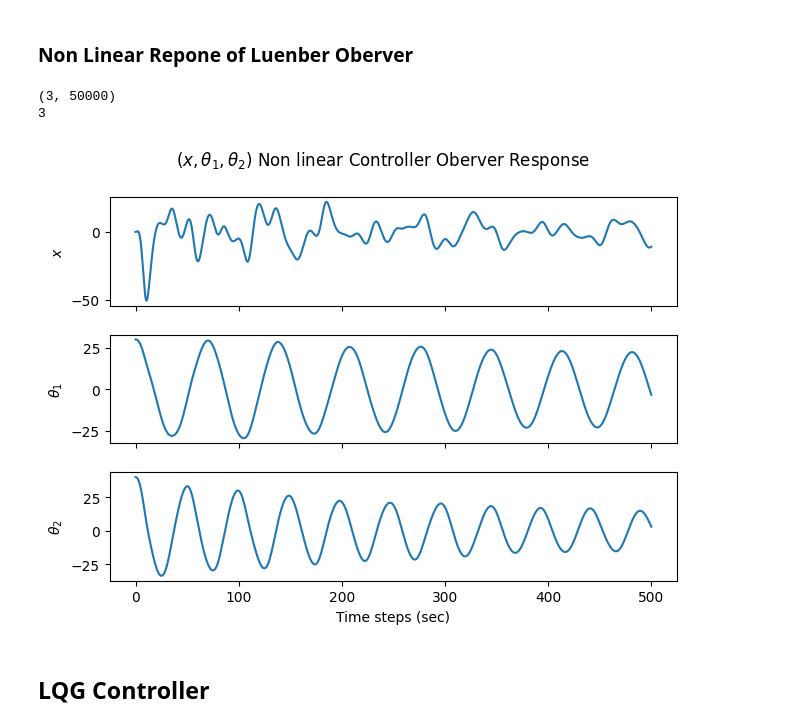
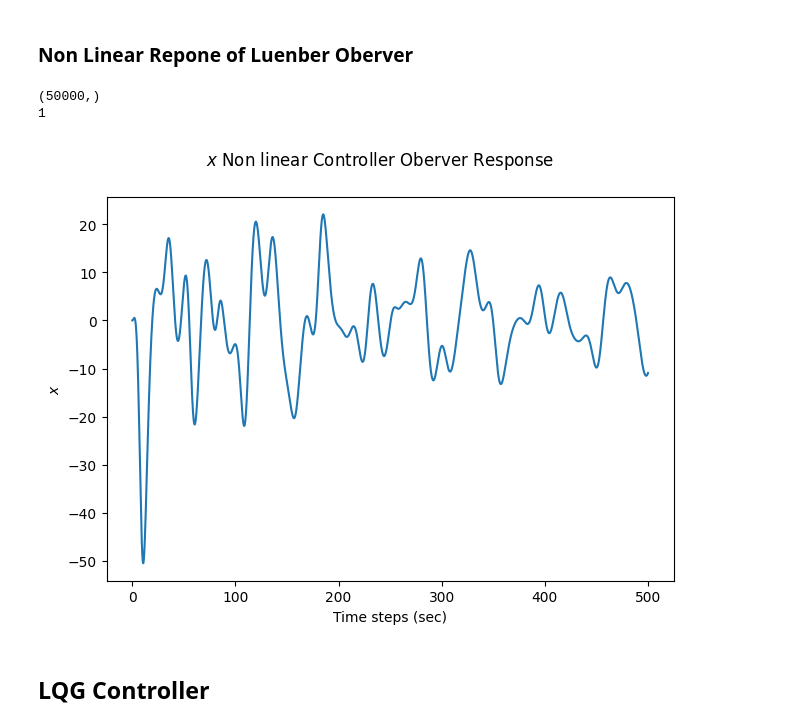
Before and after one commit to yashveerjain/LQR-and-LQG-Controller-For-a-Moving-Crane, a Jupyter notebook: Obervalability_sim.ipynb, the cells around one changed output. Drawn from its saved outputs; the diff is of its cells as text; code cells hidden in the pictures.

```diff
--- a/Obervalability_sim.ipynb
+++ b/Obervalability_sim.ipynb
@@ -99,24 +102,24 @@ Matrix([[1.64500000000000, 0.605000000000000, -0.0850000000000000], [-3526805966
 ### Non Linear Repone of Luenber Oberver
 # %%
 # Non linear response for Luenberger response
-i = 2
+i = 0
 L_arr = np.array(Ls[i],dtype=np.float32)
 C_arr = np.array(Cs[i][0],dtype=np.float32)
 A_l = A_arr - L_arr@C_arr
 ode =  ctrl.ode_for_observer(A_l)
 
 Y = np.array([0,0,30,0,40,0,0,0,0,0,0,0]).reshape(-1,)
 T = np.linspace(0,500,50000)
 # ode(T,Y)
 ol = solve_ivp(ode,(0,500),Y,t_eval=T)
 time_steps = np.linspace(0,500,ol.y.shape[1])
-Y_ARR =  np.vstack([ol.y.T[:,0],ol.y.T[:,2],ol.y.T[:,4]])
+Y_ARR = ol.y.T[:,0] #np.vstack([ol.y.T[:,0],ol.y.T[:,2],ol.y.T[:,4]])
 print(Y_ARR.shape)
 plot_respone(Y_ARR.T,time_steps,N,Cs[i][1],plot_title=f"${Cs[i][1]}$ Non linear Controller Oberver Response",Plot_filename="x_theta1_theta2_Controller+OberverNonLinearResponse", save=False)
 # %% [output]
-(3, 50000)
-3
+(50000,)
+1
-[figure, old version]
+[figure, new version]
 # %%
 ## Running Luenber Observer and Get Response for 3 observable output vectors
 
```
Also changed, not shown: parts of 5 cells of this notebook.
